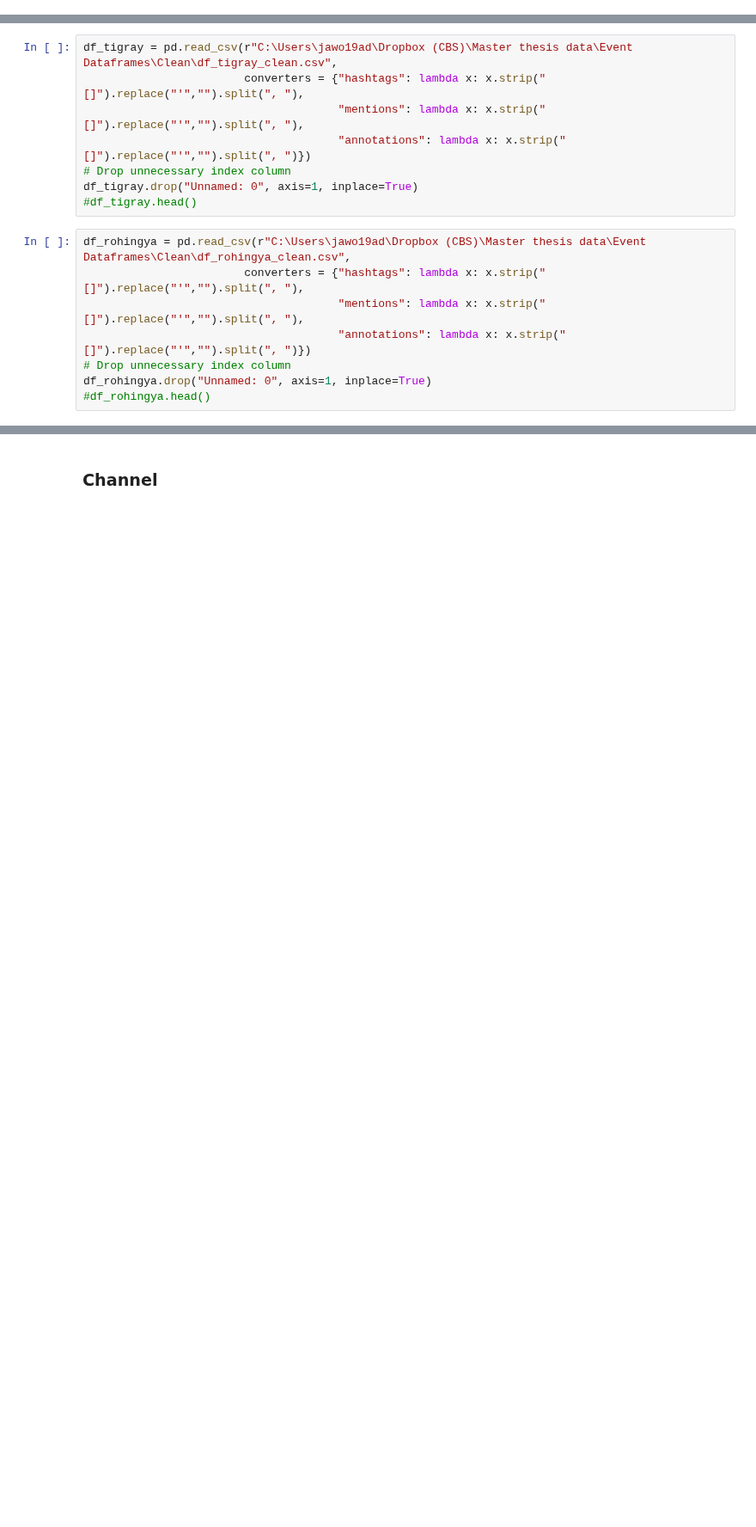
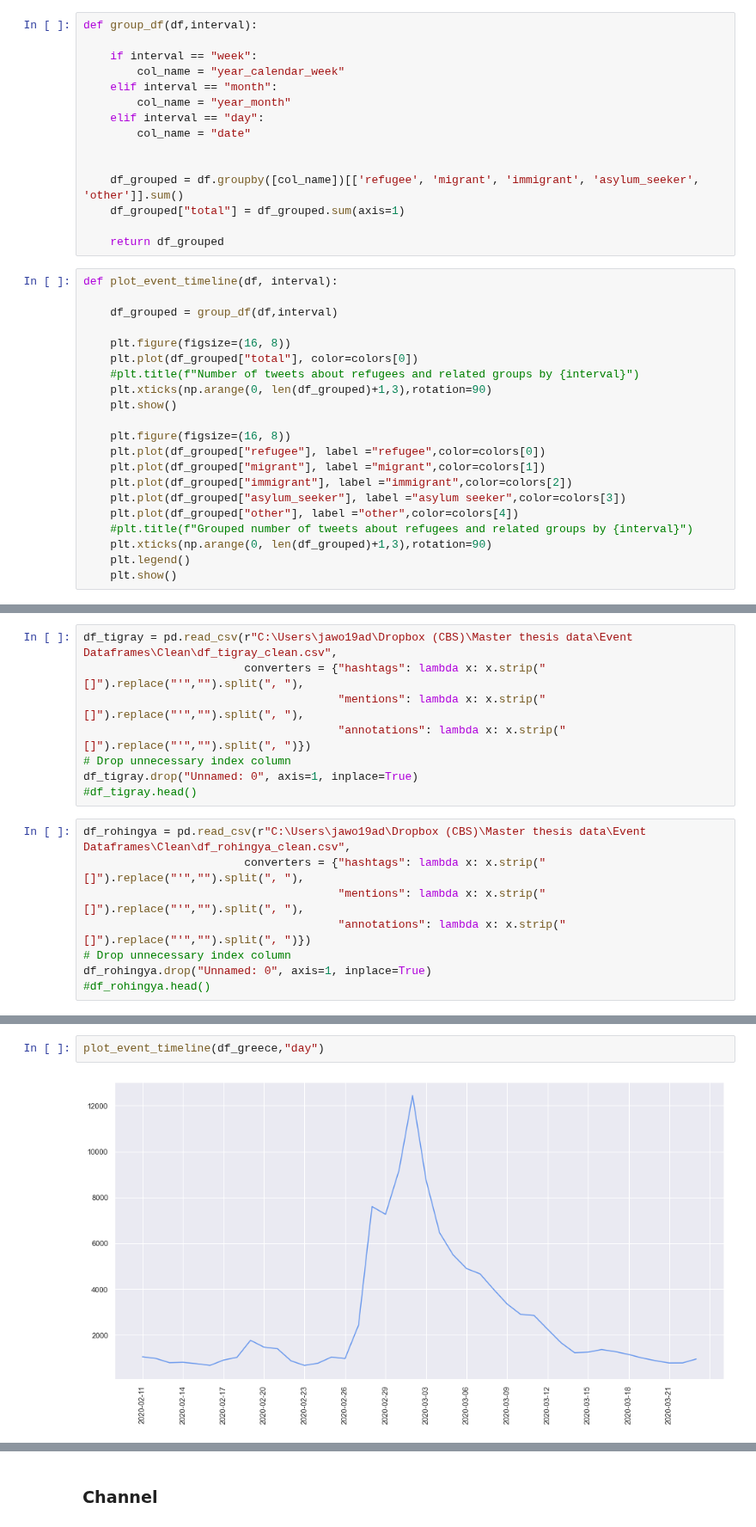
Before and after one commit to janiwo/refugee_project, a Jupyter notebook: Code/06d Networks.ipynb, the cells around one changed output, grey strips where cells are left out. Shown at 86% size. Drawn from its saved outputs; the diff is of its cells as text; blank space fills up the shorter version.

```diff
--- a/Code/06d Networks.ipynb
+++ b/Code/06d Networks.ipynb
@@ -149,0 +160,36 @@ def all_in_one(df, entity, filename,node_count=50, weighting = "Retweet"):
+# %%
+def group_df(df,interval):
+
+    if interval == "week":
+        col_name = "year_calendar_week"
+    elif interval == "month":
+        col_name = "year_month"
+    elif interval == "day":
+        col_name = "date"
+
+
+    df_grouped = df.groupby([col_name])[['refugee', 'migrant', 'immigrant', 'asylum_seeker', 'other']].sum()
+    df_grouped["total"] = df_grouped.sum(axis=1)
+
+    return df_grouped
+# %%
+def plot_event_timeline(df, interval):
+
+    df_grouped = group_df(df,interval)
+
+    plt.figure(figsize=(16, 8))
+    plt.plot(df_grouped["total"], color=colors[0])
+    #plt.title(f"Number of tweets about refugees and related groups by {interval}")
+    plt.xticks(np.arange(0, len(df_grouped)+1,3),rotation=90)
+    plt.show()
+
+    plt.figure(figsize=(16, 8))
+    plt.plot(df_grouped["refugee"], label ="refugee",color=colors[0])
+    plt.plot(df_grouped["migrant"], label ="migrant",color=colors[1])
+    plt.plot(df_grouped["immigrant"], label ="immigrant",color=colors[2])
+    plt.plot(df_grouped["asylum_seeker"], label ="asylum seeker",color=colors[3])
+    plt.plot(df_grouped["other"], label ="other",color=colors[4])
+    #plt.title(f"Grouped number of tweets about refugees and related groups by {interval}")
+    plt.xticks(np.arange(0, len(df_grouped)+1,3),rotation=90)
+    plt.legend()
+    plt.show()
@@ -200,0 +262,4 @@ df_rohingya.drop("Unnamed: 0", axis=1, inplace=True)
+# %%
+plot_event_timeline(df_greece,"day")
+# %% [output]
+[figure, added]
```
Also changed, not shown: parts of 35 cells of this notebook.
